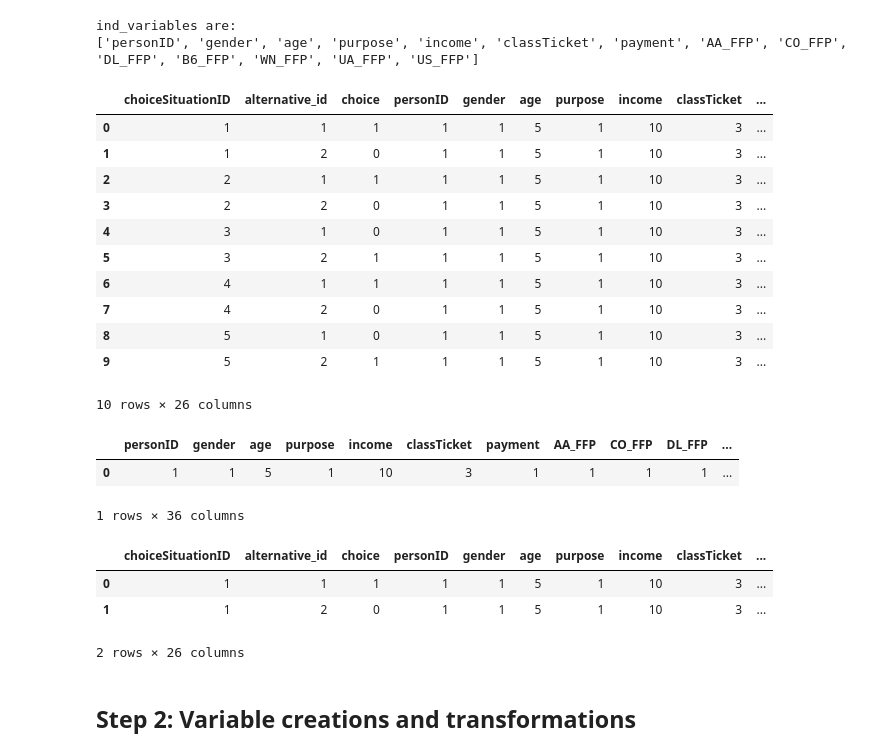
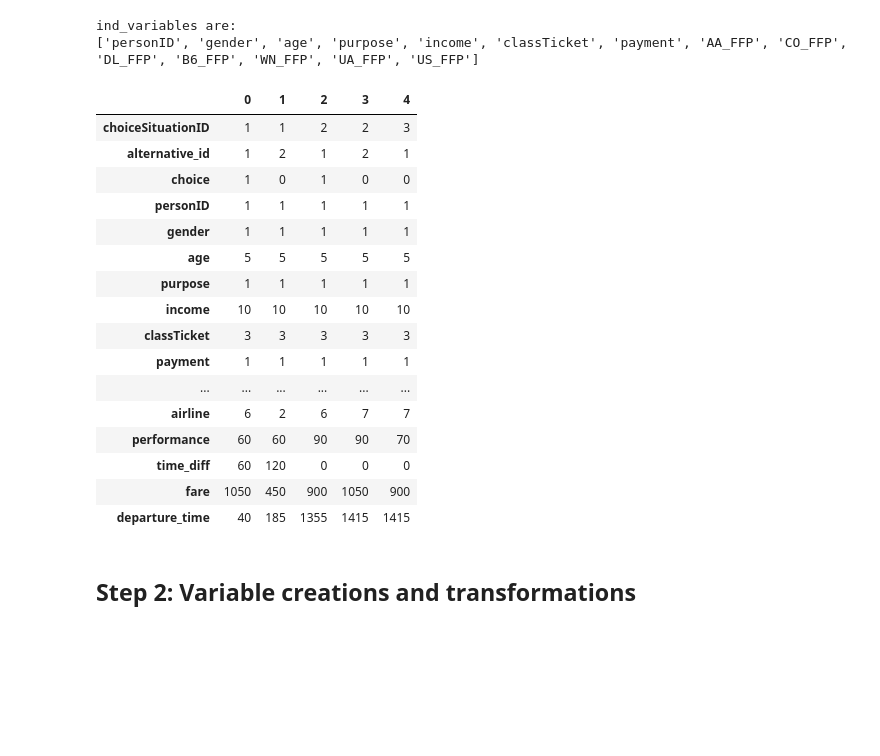
Before and after one commit to timothyb0912/check-yourself, a Jupyter notebook: notebooks/_13-tb-CE264-Example-Notebook.ipynb, the cells around one changed output. Cells and saved outputs as stored; diff of their text form; code cells hidden in the pictures; blank space fills up the shorter version.

Commit message:
Small data path change and formatting changes.

```diff
--- a/notebooks/_13-tb-CE264-Example-Notebook.ipynb
+++ b/notebooks/_13-tb-CE264-Example-Notebook.ipynb
@@ -16,7 +16,8 @@ import warnings
 warnings.filterwarnings("ignore")
 # %%
 # reading the data file
-data_01 = pd.read_csv("Air_Travel_Survey.csv",sep=",")
+data_path = '../data/raw/Air_Travel_Survey.csv'
+data_01 = pd.read_csv(data_path, sep=",")
 # %%
 #look at the columns and the data
 data_01.columns
@@ -131,40 +132,32 @@ choice_column = "choice"
 # %%
 # Perform the conversion to long-format
 data_long = pl.convert_wide_to_long(data_01,
                                     ind_variables,
                                     alt_varying_variables,
                                     availability_variables,
                                     obs_id_column,
                                     choice_column,
                                     new_alt_id_name=custom_alt_id)
 # Look at the resulting long-format dataframe
-data_long.head(10)
+data_long.head(5).T
 # %% [output]
-|  | choiceSituationID | alternative_id | choice | personID | gender | age | purpose | income | classTicket | ... |
-| 0 | 1 | 1 | 1 | 1 | 1 | 5 | 1 | 10 | 3 | ... |
-| 1 | 1 | 2 | 0 | 1 | 1 | 5 | 1 | 10 | 3 | ... |
-| 2 | 2 | 1 | 1 | 1 | 1 | 5 | 1 | 10 | 3 | ... |
-| 3 | 2 | 2 | 0 | 1 | 1 | 5 | 1 | 10 | 3 | ... |
-| 4 | 3 | 1 | 0 | 1 | 1 | 5 | 1 | 10 | 3 | ... |
-| 5 | 3 | 2 | 1 | 1 | 1 | 5 | 1 | 10 | 3 | ... |
-| 6 | 4 | 1 | 1 | 1 | 1 | 5 | 1 | 10 | 3 | ... |
-| 7 | 4 | 2 | 0 | 1 | 1 | 5 | 1 | 10 | 3 | ... |
-| 8 | 5 | 1 | 0 | 1 | 1 | 5 | 1 | 10 | 3 | ... |
-| 9 | 5 | 2 | 1 | 1 | 1 | 5 | 1 | 10 | 3 | ... |
+|  | 0 | 1 | 2 | 3 | 4 |
+| choiceSituationID | 1 | 1 | 2 | 2 | 3 |
+| alternative_id | 1 | 2 | 1 | 2 | 1 |
+| choice | 1 | 0 | 1 | 0 | 0 |
+| personID | 1 | 1 | 1 | 1 | 1 |
+| gender | 1 | 1 | 1 | 1 | 1 |
+| age | 5 | 5 | 5 | 5 | 5 |
+| purpose | 1 | 1 | 1 | 1 | 1 |
+| income | 10 | 10 | 10 | 10 | 10 |
+| classTicket | 3 | 3 | 3 | 3 | 3 |
+| payment | 1 | 1 | 1 | 1 | 1 |
+| ... | ... | ... | ... | ... | ... |
+| airline | 6 | 2 | 6 | 7 | 7 |
+| performance | 60 | 60 | 90 | 90 | 70 |
+| time_diff | 60 | 120 | 0 | 0 | 0 |
+| fare | 1050 | 450 | 900 | 1050 | 900 |
+| departure_time | 40 | 185 | 1355 | 1415 | 1415 |
-10 rows × 26 columns
-# %%
-data_01.head(1)
-# %% [output]
-|  | personID | gender | age | purpose | income | classTicket | payment | AA_FFP | CO_FFP | DL_FFP | ... |
-| 0 | 1 | 1 | 5 | 1 | 10 | 3 | 1 | 1 | 1 | 1 | ... |
-1 rows × 36 columns
-# %%
-data_long.head(2)
-# %% [output]
-|  | choiceSituationID | alternative_id | choice | personID | gender | age | purpose | income | classTicket | ... |
-| 0 | 1 | 1 | 1 | 1 | 1 | 5 | 1 | 10 | 3 | ... |
-| 1 | 1 | 2 | 0 | 1 | 1 | 5 | 1 | 10 | 3 | ... |
-2 rows × 26 columns
 # %% [markdown]
 ## Step 2: Variable creations and transformations
 # %%
```
Also changed, not shown: parts of 4 cells of this notebook, 1 other file.
